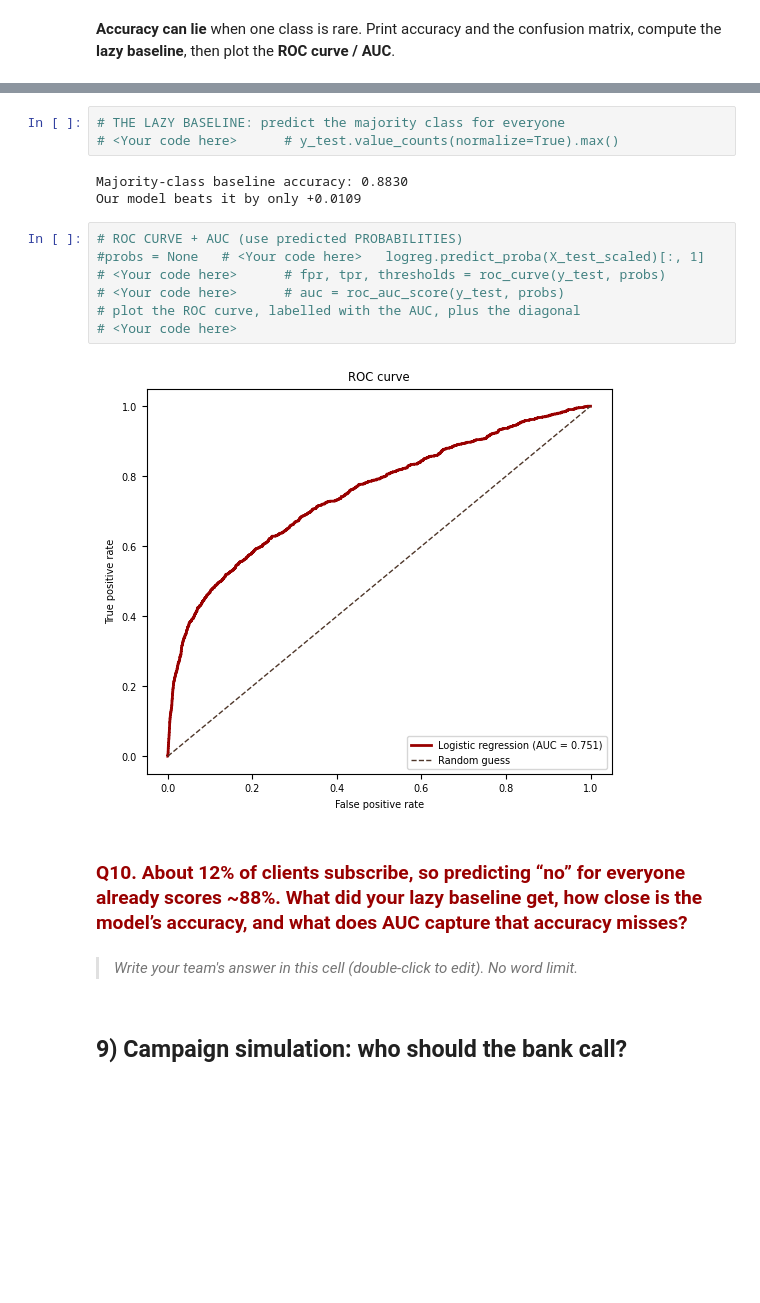
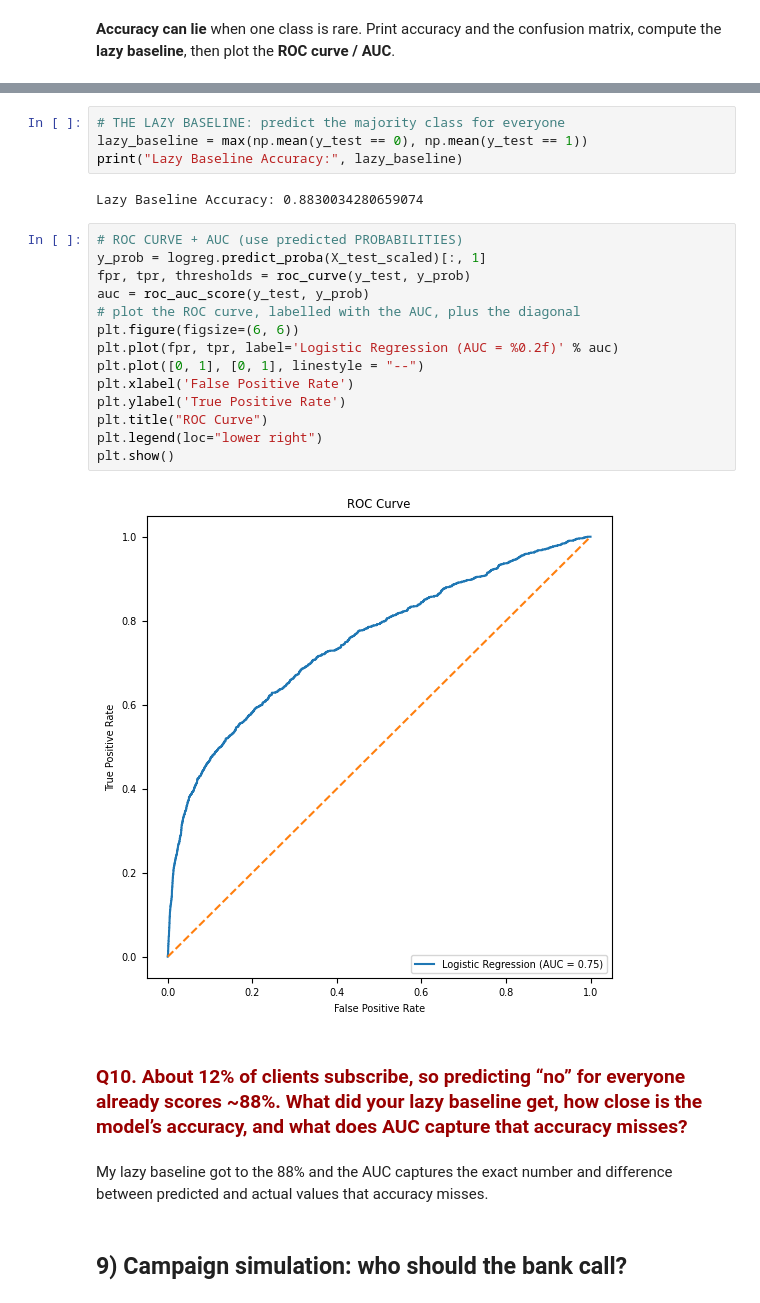
Before and after one commit to aadevezhilarasan-brown/Team6_logistic_regression_1_3, a Jupyter notebook: Team6_logistic_regression_1_3.ipynb, the cells around one changed output, grey strips where cells are left out. Cells and saved outputs as stored; diff of their text form; blank space fills up the shorter version.

```diff
--- a/Team6_logistic_regression_1_3.ipynb
+++ b/Team6_logistic_regression_1_3.ipynb
@@ -427,22 +443,29 @@ NameError: name 'model' is not defined
 # %%
 # THE LAZY BASELINE: predict the majority class for everyone
-# <Your code here>      # y_test.value_counts(normalize=True).max()
+lazy_baseline = max(np.mean(y_test == 0), np.mean(y_test == 1))
+print("Lazy Baseline Accuracy:", lazy_baseline)
 # %% [output]
-Majority-class baseline accuracy: 0.8830
-Our model beats it by only +0.0109
+Lazy Baseline Accuracy: 0.8830034280659074
 # %%
 # ROC CURVE + AUC (use predicted PROBABILITIES)
-#probs = None   # <Your code here>   logreg.predict_proba(X_test_scaled)[:, 1]
-# <Your code here>      # fpr, tpr, thresholds = roc_curve(y_test, probs)
-# <Your code here>      # auc = roc_auc_score(y_test, probs)
+y_prob = logreg.predict_proba(X_test_scaled)[:, 1]
+fpr, tpr, thresholds = roc_curve(y_test, y_prob)
+auc = roc_auc_score(y_test, y_prob)
 # plot the ROC curve, labelled with the AUC, plus the diagonal
-# <Your code here>
+plt.figure(figsize=(6, 6))
+plt.plot(fpr, tpr, label='Logistic Regression (AUC = %0.2f)' % auc)
+plt.plot([0, 1], [0, 1], linestyle = "--")
+plt.xlabel('False Positive Rate')
+plt.ylabel('True Positive Rate')
+plt.title("ROC Curve")
+plt.legend(loc="lower right")
+plt.show()
 # %% [output]
-[figure, old version]
+[figure, new version]
 # %% [markdown]
 ### <span style="color:#990000">Q10. About 12% of clients subscribe, so predicting “no” for everyone already scores ~88%. What did your lazy baseline get, how close is the model’s accuracy, and what does <b>AUC</b> capture that accuracy misses?</span>
-# %% [markdown]
-> *Write your team's answer in this cell (double-click to edit). No word limit.*
+# %% [markdown]
+My lazy baseline got to the 88% and the AUC captures the exact number and difference between predicted and actual values that accuracy misses.
 # %% [markdown]
 ## 9) Campaign simulation: who should the bank call?
 # %% [markdown]
```
Also changed, not shown: parts of 25 cells of this notebook.
